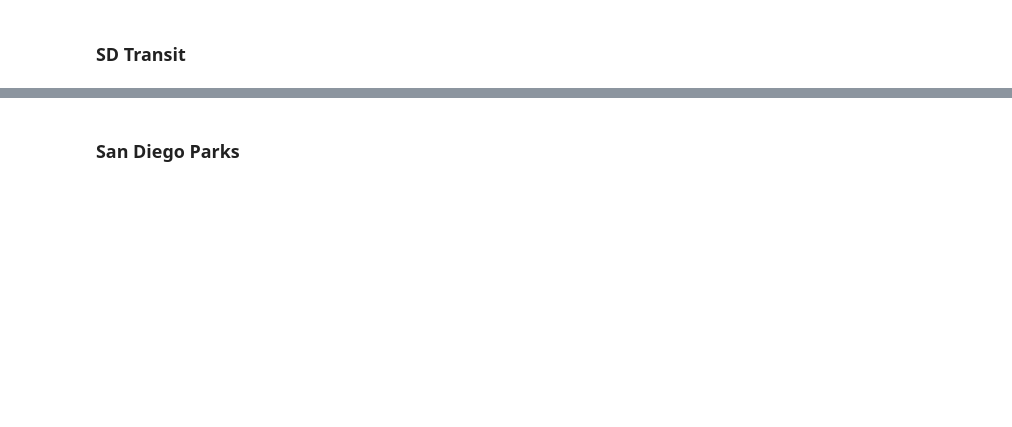
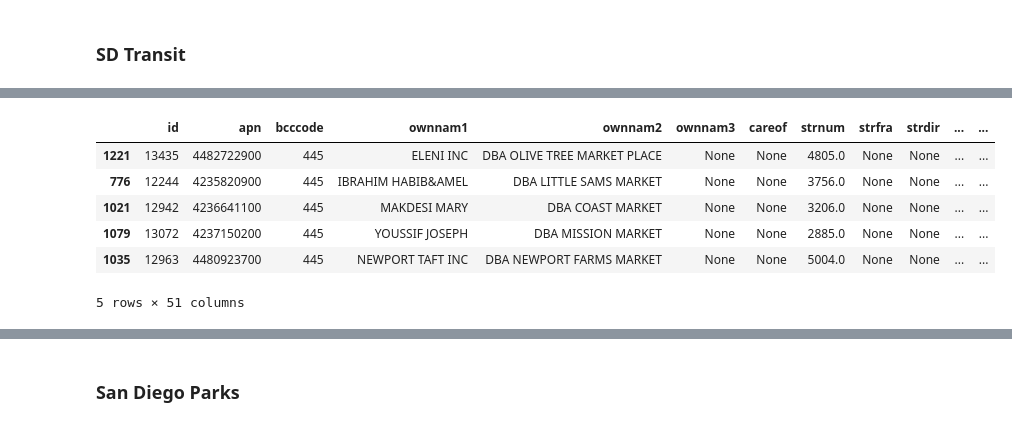
Before and after one commit to robertl0500/15-minute-analysis, a Jupyter notebook: 15-minute-package/sd-imports.ipynb, the cells around one changed output, grey strips where cells are left out. Saved outputs shown, nothing was run; the diff lists cells and outputs as text; code cells hidden in the pictures; blank space fills up the shorter version.

```diff
--- a/15-minute-package/sd-imports.ipynb
+++ b/15-minute-package/sd-imports.ipynb
@@ -533,0 +478,12 @@ sdgs.plot()
+# %%
+groceryStores = sdBusiness[sdBusiness['bustype'] == 'GROCERY STORES']
+
+groceryStores.head()
+# %% [output]
+|  | id | apn | bcccode | ownnam1 | ownnam2 | ownnam3 | careof | strnum | strfra | strdir | ... | ... |
+| 1221 | 13435 | 4482722900 | 445 | ELENI INC | DBA OLIVE TREE MARKET PLACE | None | None | 4805.0 | None | None | ... | ... |
+| 776 | 12244 | 4235820900 | 445 | IBRAHIM HABIB&AMEL | DBA LITTLE SAMS MARKET | None | None | 3756.0 | None | None | ... | ... |
+| 1021 | 12942 | 4236641100 | 445 | MAKDESI MARY | DBA COAST MARKET | None | None | 3206.0 | None | None | ... | ... |
+| 1079 | 13072 | 4237150200 | 445 | YOUSSIF JOSEPH | DBA MISSION MARKET | None | None | 2885.0 | None | None | ... | ... |
+| 1035 | 12963 | 4480923700 | 445 | NEWPORT TAFT INC | DBA NEWPORT FARMS MARKET | None | None | 5004.0 | None | None | ... | ... |
+5 rows × 51 columns
```
Also changed, not shown: parts of 167 cells of this notebook, 31 other files.
